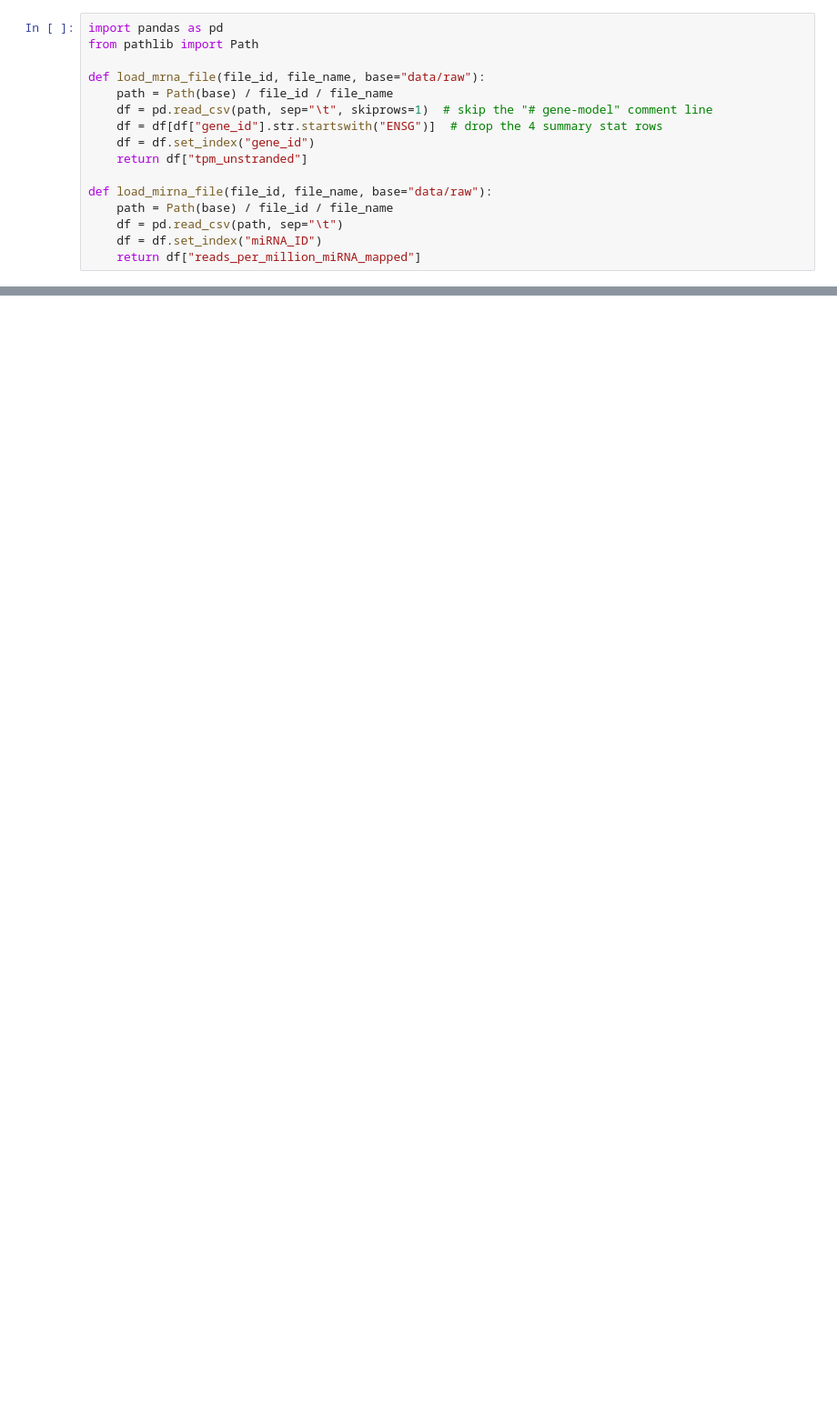
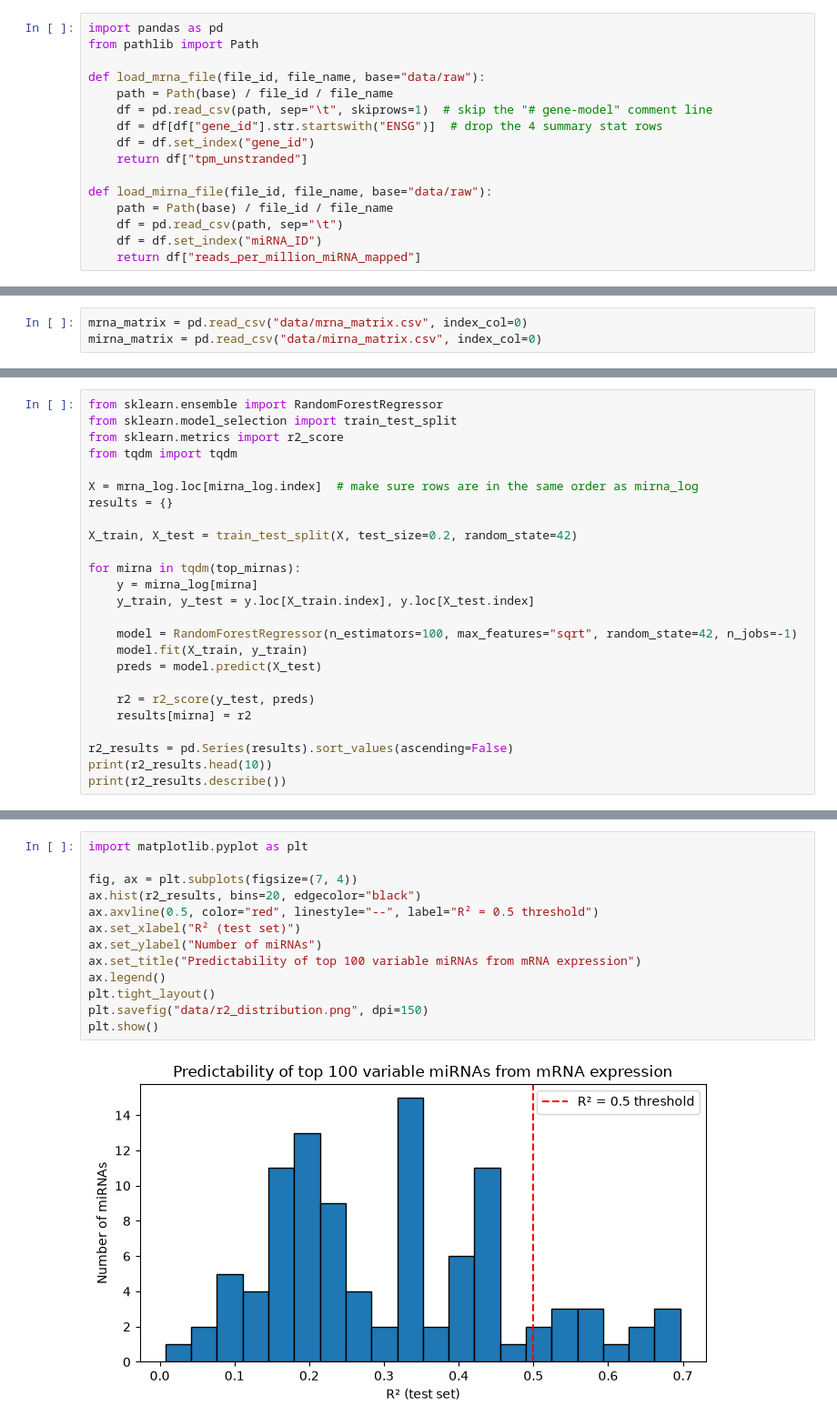
Before and after one commit to janaki-bio/mirna_mrna_research, a Jupyter notebook: mirna-mrna-func.ipynb, the cells around one changed output, grey strips where cells are left out. Shown at 91% size. Saved outputs shown, nothing was run; the diff lists cells and outputs as text; blank space fills up the shorter version.

```diff
--- a/mirna-mrna-func.ipynb
+++ b/mirna-mrna-func.ipynb
@@ -48,0 +139,3 @@ print(mrna_path)
+# %%
+mrna_matrix = pd.read_csv("data/mrna_matrix.csv", index_col=0)
+mirna_matrix = pd.read_csv("data/mirna_matrix.csv", index_col=0)
@@ -48,0 +166,25 @@ print(mrna_path)
+# %%
+from sklearn.ensemble import RandomForestRegressor
+from sklearn.model_selection import train_test_split
+from sklearn.metrics import r2_score
+from tqdm import tqdm
+
+X = mrna_log.loc[mirna_log.index]  # make sure rows are in the same order as mirna_log
+results = {}
+
+X_train, X_test = train_test_split(X, test_size=0.2, random_state=42)
+
+for mirna in tqdm(top_mirnas):
+    y = mirna_log[mirna]
+    y_train, y_test = y.loc[X_train.index], y.loc[X_test.index]
+
+    model = RandomForestRegressor(n_estimators=100, max_features="sqrt", random_state=42, n_jobs=-1)
+    model.fit(X_train, y_train)
+    preds = model.predict(X_test)
+
+    r2 = r2_score(y_test, preds)
+    results[mirna] = r2
+
+r2_results = pd.Series(results).sort_values(ascending=False)
+print(r2_results.head(10))
+print(r2_results.describe())
@@ -48,0 +322,15 @@ print(mrna_path)
+# %%
+import matplotlib.pyplot as plt
+
+fig, ax = plt.subplots(figsize=(7, 4))
+ax.hist(r2_results, bins=20, edgecolor="black")
+ax.axvline(0.5, color="red", linestyle="--", label="R² = 0.5 threshold")
+ax.set_xlabel("R² (test set)")
+ax.set_ylabel("Number of miRNAs")
+ax.set_title("Predictability of top 100 variable miRNAs from mRNA expression")
+ax.legend()
+plt.tight_layout()
+plt.savefig("data/r2_distribution.png", dpi=150)
+plt.show()
+# %% [output]
+[figure, added]
```
Also changed, not shown: parts of 19 cells of this notebook.
